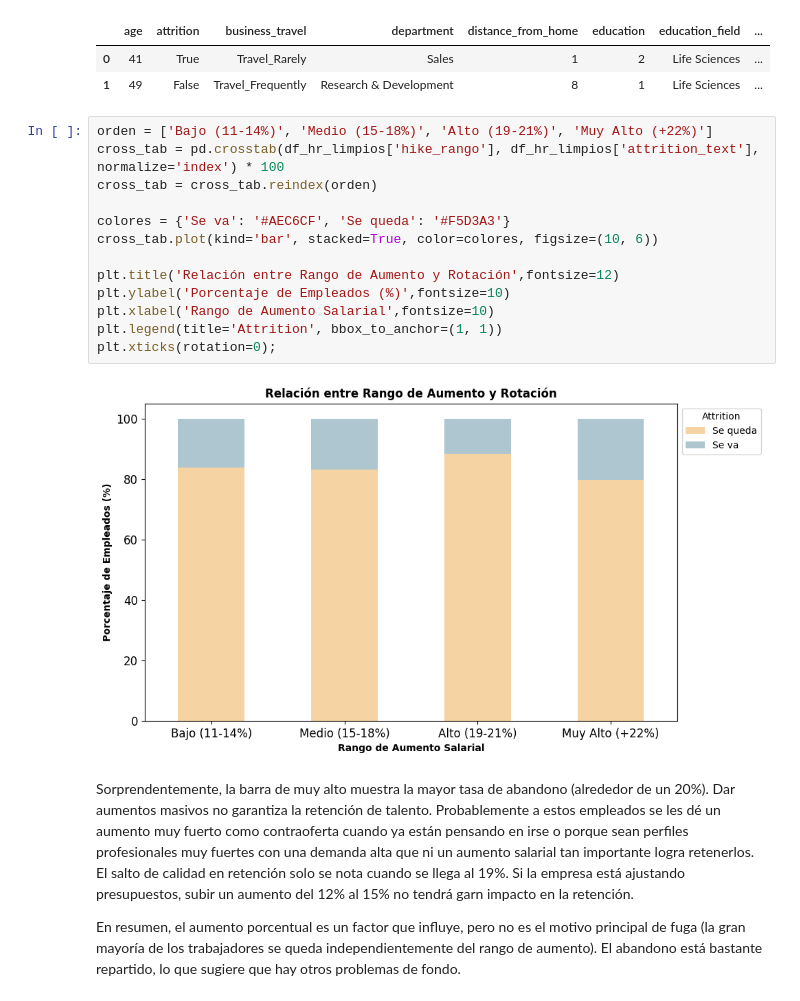
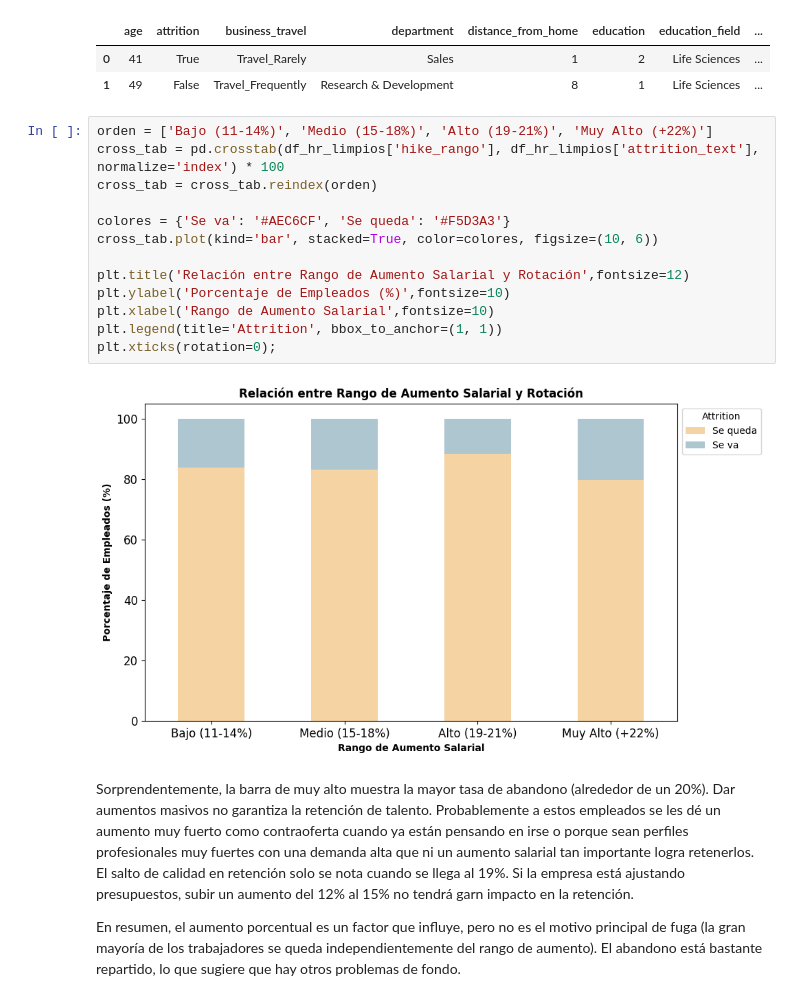
Before and after one commit to eva5ferrer/project-da-promo-63-modulo-3-team-1, a Jupyter notebook: fase-3-visualizacion.ipynb, the cells around one changed output. Cells and saved outputs as stored; diff of their text form.

```diff
--- a/fase-3-visualizacion.ipynb
+++ b/fase-3-visualizacion.ipynb
@@ -409,18 +409,18 @@ df_hr_limpios.head(2)
 # %%
 orden = ['Bajo (11-14%)', 'Medio (15-18%)', 'Alto (19-21%)', 'Muy Alto (+22%)']
 cross_tab = pd.crosstab(df_hr_limpios['hike_rango'], df_hr_limpios['attrition_text'], normalize='index') * 100
 cross_tab = cross_tab.reindex(orden)
 
 colores = {'Se va': '#AEC6CF', 'Se queda': '#F5D3A3'}
 cross_tab.plot(kind='bar', stacked=True, color=colores, figsize=(10, 6))
 
-plt.title('Relación entre Rango de Aumento y Rotación',fontsize=12)
+plt.title('Relación entre Rango de Aumento Salarial y Rotación',fontsize=12)
 plt.ylabel('Porcentaje de Empleados (%)',fontsize=10)
 plt.xlabel('Rango de Aumento Salarial',fontsize=10)
 plt.legend(title='Attrition', bbox_to_anchor=(1, 1))
 plt.xticks(rotation=0);
 # %% [output]
-[figure, old version]
+[figure, new version]
 # %% [markdown]
 Sorprendentemente, la barra de muy alto muestra la mayor tasa de abandono (alrededor de un 20%). Dar aumentos masivos no garantiza la retención de talento. Probablemente a estos empleados se les dé un aumento muy fuerto como contraoferta cuando ya están pensando en irse o porque sean perfiles profesionales muy fuertes con una demanda alta que ni un aumento salarial tan importante logra retenerlos.
 El salto de calidad en retención solo se nota cuando se llega al 19%. Si la empresa está ajustando presupuestos, subir un aumento del 12% al 15% no tendrá garn impacto en la retención.
```
Also changed, not shown: parts of 2 cells of this notebook, 3 other files.
